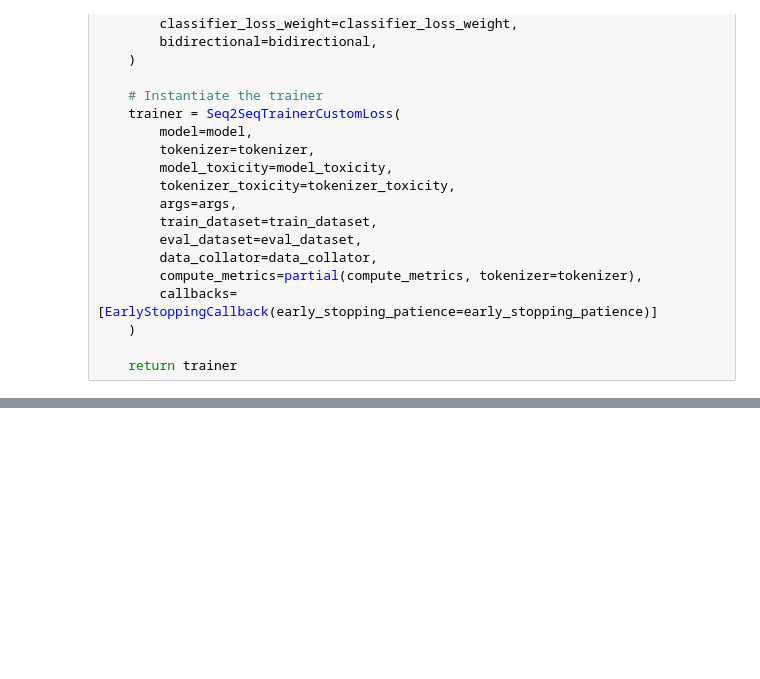
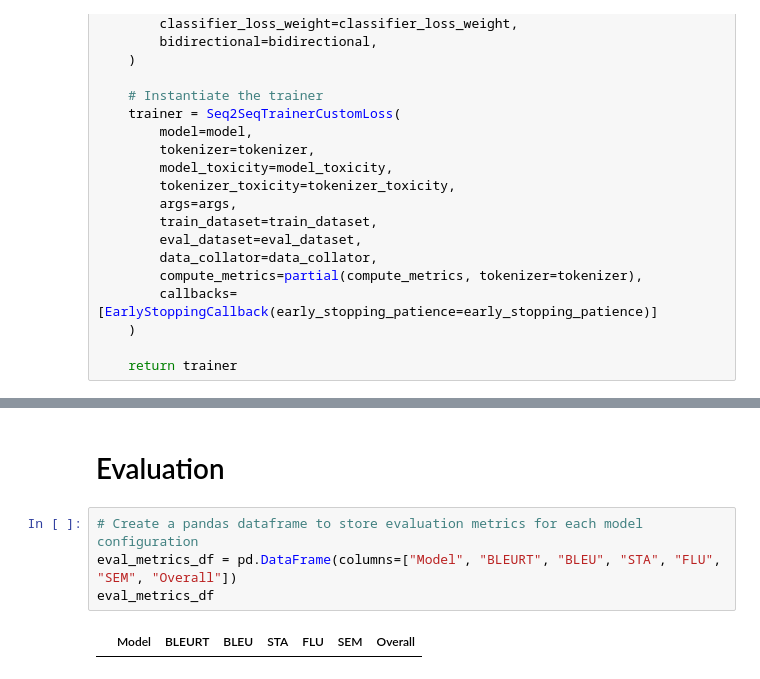
Before and after one commit to garyukong/T5-TextDetoxification, a Jupyter notebook: notebooks/2_Models.ipynb, the cells around one changed output, grey strips where cells are left out. Cells and saved outputs as stored; diff of their text form; blank space fills up the shorter version.

Commit message:
Add evaluation

```diff
--- a/notebooks/2_Models.ipynb
+++ b/notebooks/2_Models.ipynb
@@ -1375,0 +1040,8 @@ wandb.finish()
+# %% [markdown]
+# Evaluation
+# %%
+# Create a pandas dataframe to store evaluation metrics for each model configuration
+eval_metrics_df = pd.DataFrame(columns=["Model", "BLEURT", "BLEU", "STA", "FLU", "SEM", "Overall"])
+eval_metrics_df
+# %% [output]
+|  | Model | BLEURT | BLEU | STA | FLU | SEM | Overall |
```
Also changed, not shown: parts of 41 cells of this notebook, 1 other file.
